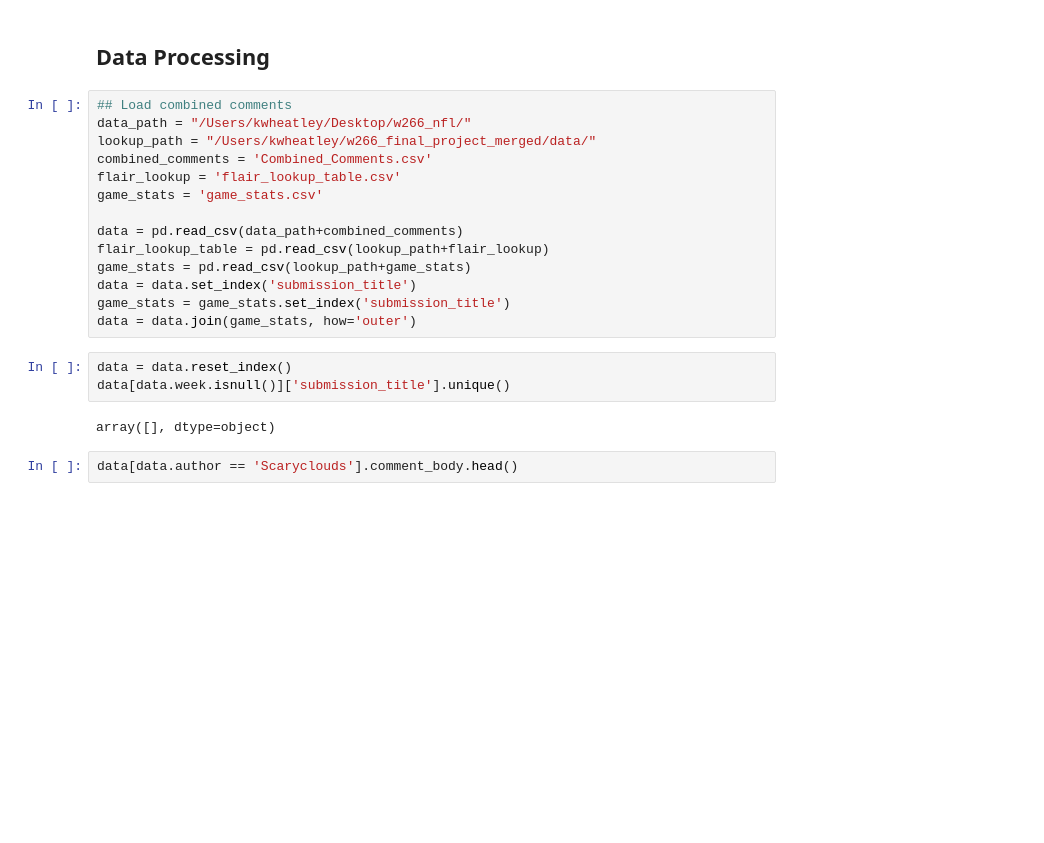
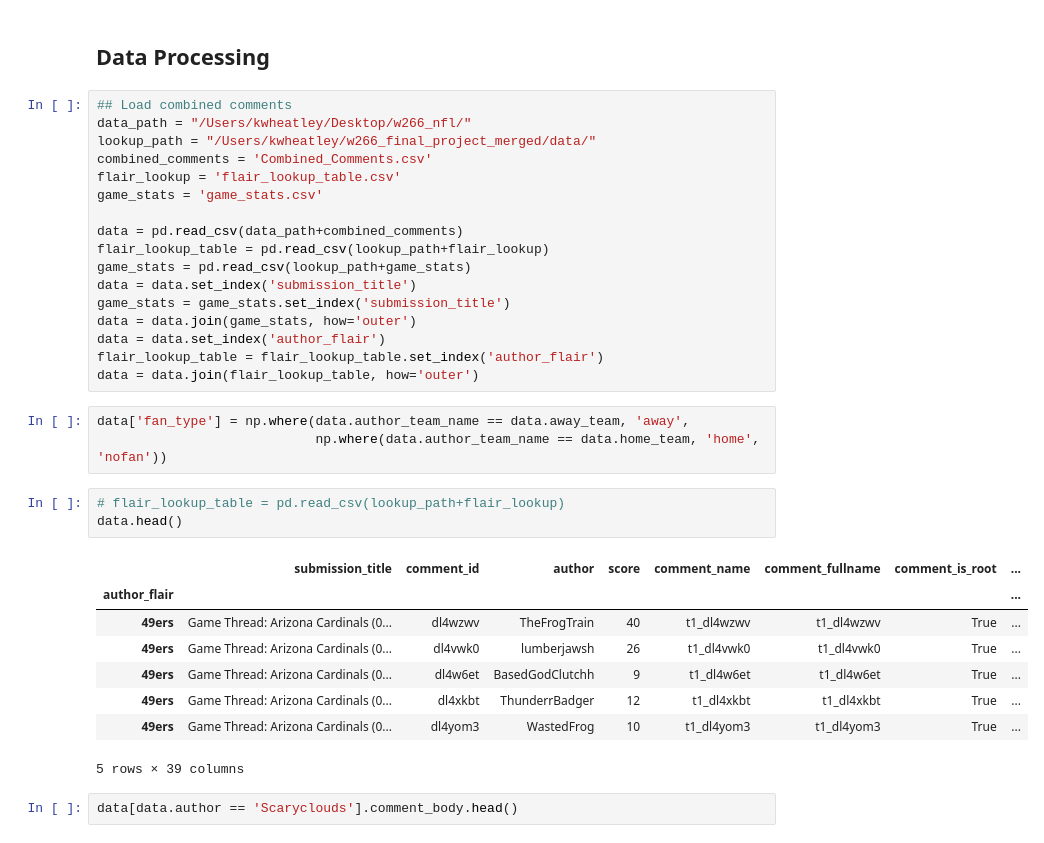
Before and after one commit to chadharness-mids/w266_final_project_merged, a Jupyter notebook: notebooks/models/Keri_Baseline_Model_April_6.ipynb, the cells around one changed output. Cells and saved outputs as stored; diff of their text form; blank space fills up the shorter version.

```diff
--- a/notebooks/models/Keri_Baseline_Model_April_6.ipynb
+++ b/notebooks/models/Keri_Baseline_Model_April_6.ipynb
@@ -111,11 +111,24 @@ game_stats = pd.read_csv(lookup_path+game_stats)
 data = data.set_index('submission_title')
 game_stats = game_stats.set_index('submission_title')
 data = data.join(game_stats, how='outer')
+data = data.set_index('author_flair')
+flair_lookup_table = flair_lookup_table.set_index('author_flair')
+data = data.join(flair_lookup_table, how='outer')
-# %%
-data = data.reset_index()
-data[data.week.isnull()]['submission_title'].unique()
-# %% [output]
-array([], dtype=object)
+# %%
+data['fan_type'] = np.where(data.author_team_name == data.away_team, 'away',
+                            np.where(data.author_team_name == data.home_team, 'home', 'nofan'))
+# %%
+# flair_lookup_table = pd.read_csv(lookup_path+flair_lookup)
+data.head()
+# %% [output]
+|  | submission_title | comment_id | author | score | comment_name | comment_fullname | comment_is_root | ... |
+| author_flair |  |  |  |  |  |  |  | ... |
+| 49ers | Game Thread: Arizona Cardinals (0... | dl4wzwv | TheFrogTrain | 40 | t1_dl4wzwv | t1_dl4wzwv | True | ... |
+| 49ers | Game Thread: Arizona Cardinals (0... | dl4vwk0 | lumberjawsh | 26 | t1_dl4vwk0 | t1_dl4vwk0 | True | ... |
+| 49ers | Game Thread: Arizona Cardinals (0... | dl4w6et | BasedGodClutchh | 9 | t1_dl4w6et | t1_dl4w6et | True | ... |
+| 49ers | Game Thread: Arizona Cardinals (0... | dl4xkbt | ThunderrBadger | 12 | t1_dl4xkbt | t1_dl4xkbt | True | ... |
+| 49ers | Game Thread: Arizona Cardinals (0... | dl4yom3 | WastedFrog | 10 | t1_dl4yom3 | t1_dl4yom3 | True | ... |
+5 rows × 39 columns
 # %%
 data[data.author == 'Scaryclouds'].comment_body.head()
 # %% [output]
```
Also changed, not shown: parts of 1 cell of this notebook, 2 other files.
